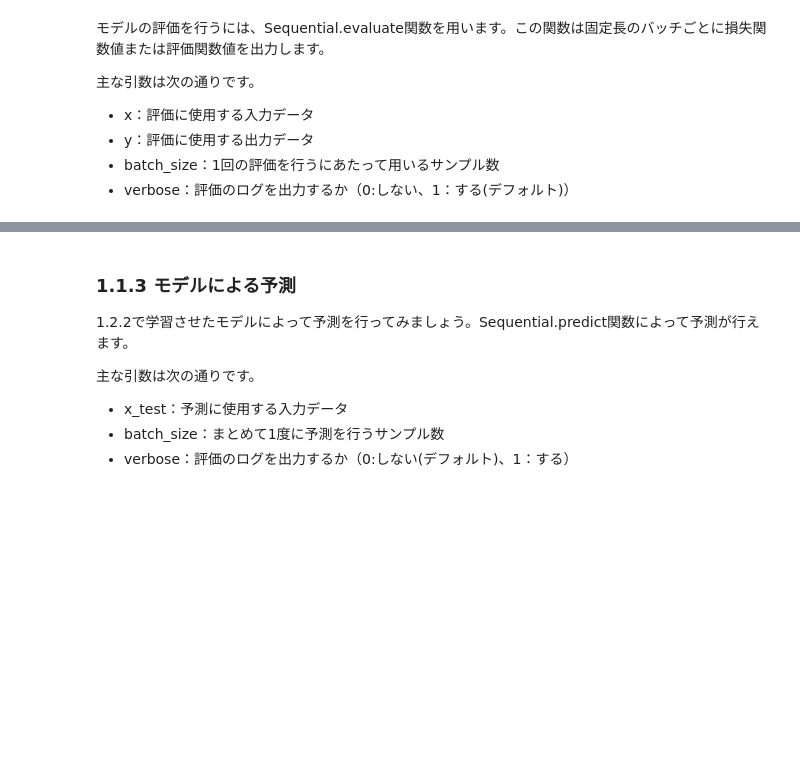
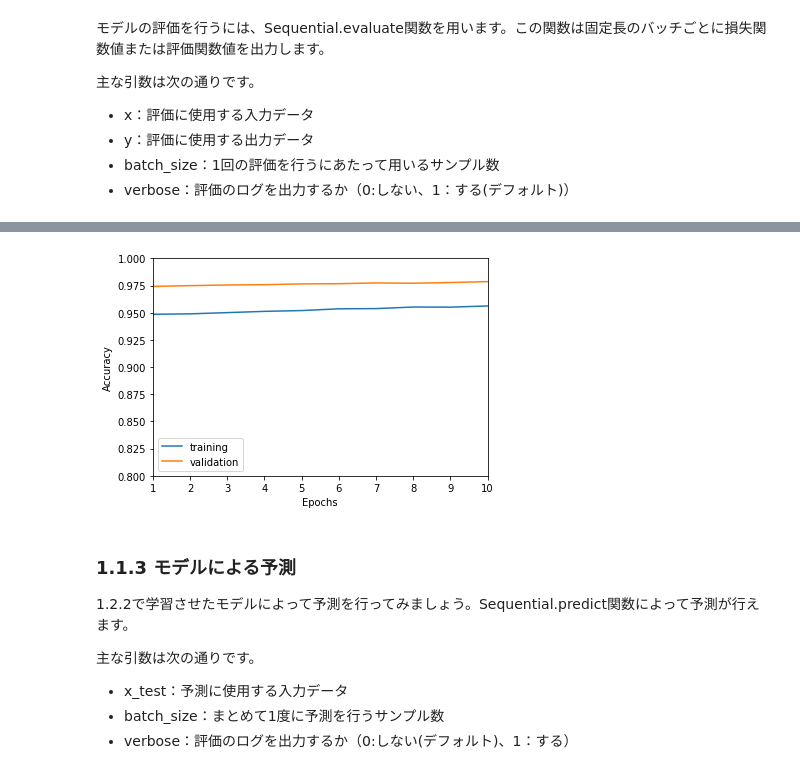
Before and after one commit to scpepper69/dl4us, a Jupyter notebook: lesson1/lesson1_sec1_exercise_mod.ipynb, the cells around one changed output, grey strips where cells are left out. Drawn from its saved outputs; the diff is of its cells as text; code cells hidden in the pictures; blank space fills up the shorter version.

```diff
--- a/lesson1/lesson1_sec1_exercise_mod.ipynb
+++ b/lesson1/lesson1_sec1_exercise_mod.ipynb
@@ -261,6 +291,7 @@ model.summary()
 #model.fit(x_train, y_train,
 #          batch_size=1000, epochs=10, verbose=1,
 #          validation_data=(x_test, y_test))
-model.fit(x_train, y_train,
-          batch_size=1000, epochs=10, verbose=1,callbacks=cbks,
+epochs=10
+result = model.fit(x_train, y_train,
+          batch_size=1000, epochs=epochs, verbose=1,callbacks=cbks,
           validation_data=(x_test, y_test))
@@ -280,3 +332,15 @@ print('Test accuracy:', score[1])
+# %%
+result.history.keys() # ヒストリデータのラベルを見てみる
+plt.plot(range(1, epochs+1), result.history['acc'], label="training")
+plt.plot(range(1, epochs+1), result.history['val_acc'], label="validation")
+plt.xlabel('Epochs')
+plt.ylabel('Accuracy')
+plt.legend()
+plt.xlim([1,10])
+plt.ylim([0.8,1])
+plt.show()
+# %% [output]
+[figure, added]
 # %% [markdown]
 ### 1.1.3 モデルによる予測
 
```
Also changed, not shown: parts of 10 cells of this notebook.
